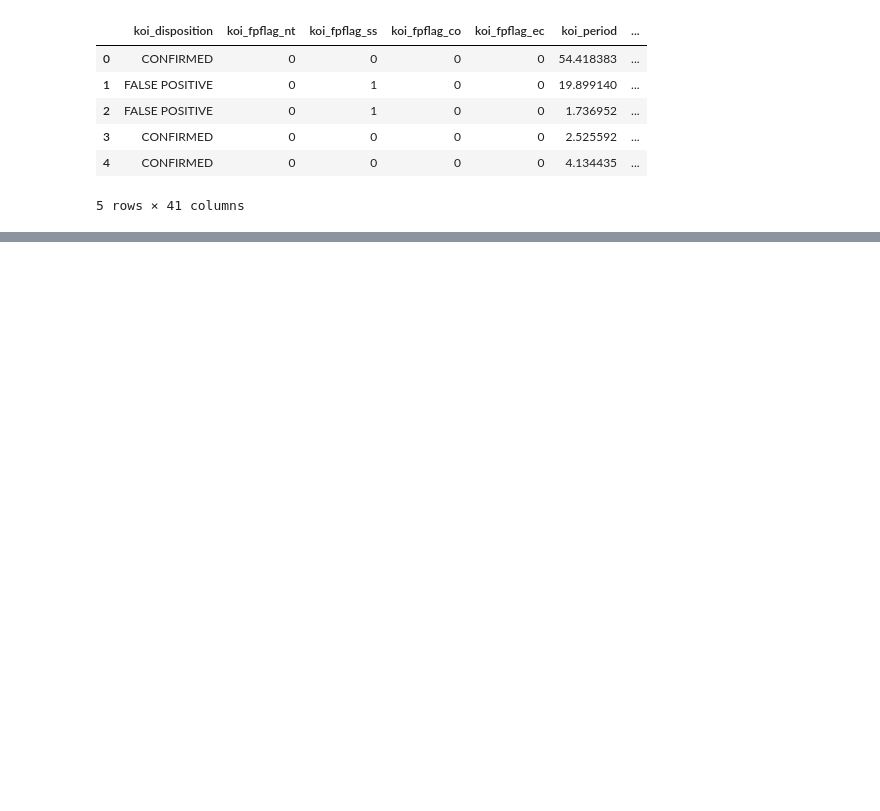
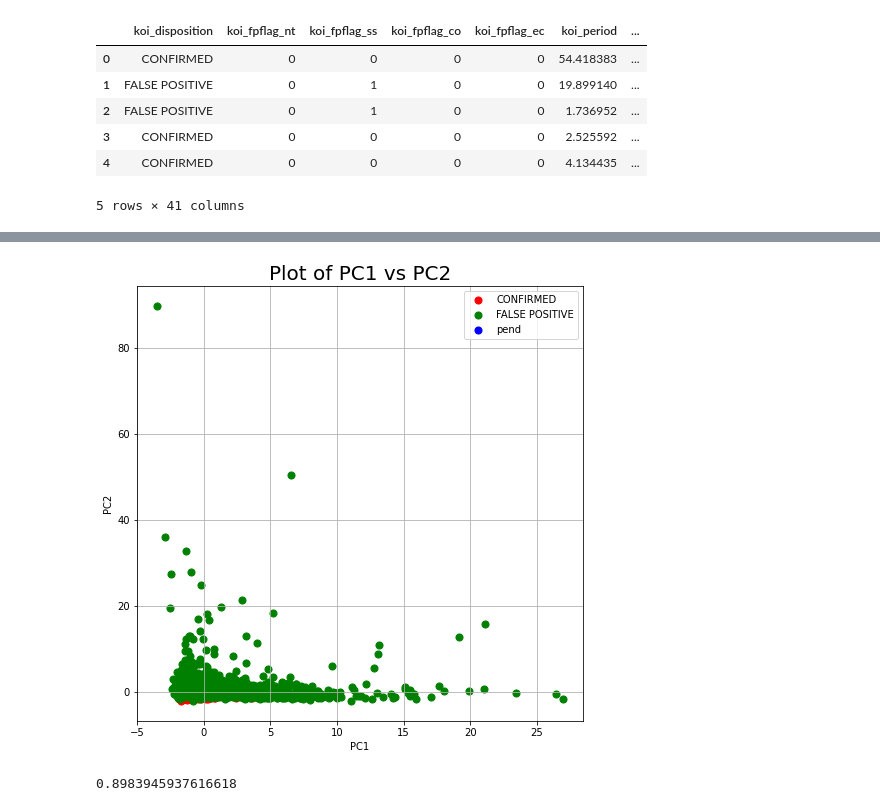
Before and after one commit to Momoyactly/machine-learning-challenge, a Jupyter notebook: Resources/PCA.ipynb, the cells around one changed output, grey strips where cells are left out. Saved outputs shown, nothing was run; the diff lists cells and outputs as text; code cells hidden in the pictures; blank space fills up the shorter version.

```diff
--- a/Resources/PCA.ipynb
+++ b/Resources/PCA.ipynb
@@ -30,0 +44,4 @@ df[df.kepid.duplicated()]
+# %%
+targetDataframe = df[['koi_disposition']]
+newDataframe = pd.concat([principalDataframe, targetDataframe],axis = 1)
+newDataframe.head()
@@ -30,0 +74,27 @@ df[df.kepid.duplicated()]
+# %%
+fig = plt.figure(figsize = (8,8))
+ax = fig.add_subplot(1,1,1)
+ax.set_xlabel('PC1')
+ax.set_ylabel('PC2')
+
+ax.set_title('Plot of PC1 vs PC2', fontsize = 20)
+
+targets = ['CONFIRMED', 'FALSE POSITIVE', 'pend']
+
+colors = ['r', 'g', 'b']
+
+for target, color in zip(targets,colors):
+    indicesToKeep = newDataframe['koi_disposition'] == target
+    ax.scatter(newDataframe.loc[indicesToKeep, 'PC1']
+               , newDataframe.loc[indicesToKeep, 'PC2']
+               , c = color
+               , s = 50)
+
+ax.legend(targets)
+ax.grid()
+# %% [output]
+[figure, added]
+# %%
+pca.explained_variance_ratio_.sum()
+# %% [output]
+0.8983945937616618
```
Also changed, not shown: parts of 8 cells of this notebook.
